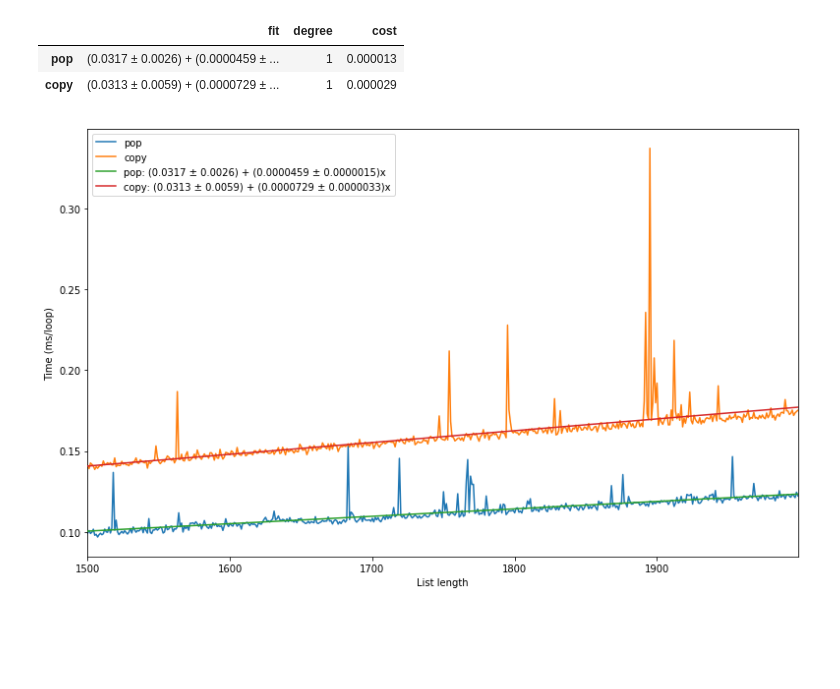
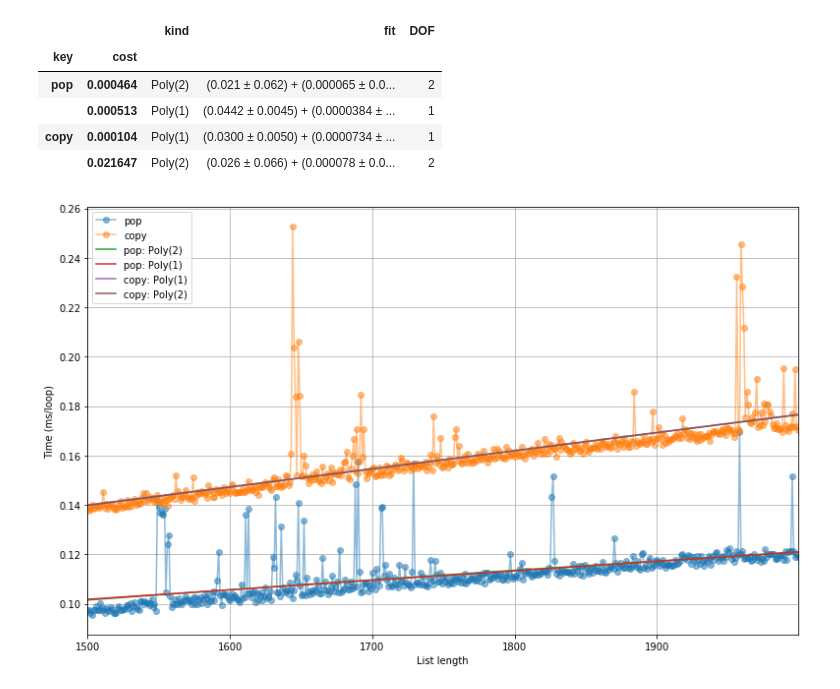
Before and after one commit to dfarre/curve-fits, a Jupyter notebook: notebooks/set.ipynb, the cells around one changed output. Drawn from its saved outputs; the diff is of its cells as text; code cells hidden in the pictures; blank space fills up the shorter version.

```diff
--- a/notebooks/set.ipynb
+++ b/notebooks/set.ipynb
@@ -11,14 +11,17 @@ def random_ints_sample(size, max_abs=10000):
     return random.sample(range(-max_abs, max_abs), k=size)
 # %%
 size_range = range(1500, 2000)
-profile = TypeProfile(
+profile = frames.TimeComplexityProfile(
     [Call('set', random_ints_sample(size)) for size in size_range], Call('pop'), Call('copy'),
     index=pandas.Index(size_range, name='List length'), loops=10, overfit=-6, fraction=0.9)
 # %%
-profile.fit_all_with(Call('polynomial', *[1, 2]))
+profile.fit_all_with(Call('polynomial', 1, 2))
 # %%
-profile.best_fits
+profile.best_fits(limit=None)
 # %% [output]
-|  | fit | degree | cost |
-| pop | (0.0317 ± 0.0026) + (0.0000459 ± ... | 1 | 0.000013 |
-| copy | (0.0313 ± 0.0059) + (0.0000729 ± ... | 1 | 0.000029 |
+|  |  | kind | fit | DOF |
+| key | cost |  |  |  |
+| pop | 0.000464 | Poly(2) | (0.021 ± 0.062) + (0.000065 ± 0.0... | 2 |
+|  | 0.000513 | Poly(1) | (0.0442 ± 0.0045) + (0.0000384 ± ... | 1 |
+| copy | 0.000104 | Poly(1) | (0.0300 ± 0.0050) + (0.0000734 ± ... | 1 |
+|  | 0.021647 | Poly(2) | (0.026 ± 0.066) + (0.000078 ± 0.0... | 2 |
@@ -27,4 +28,4 @@ assert list(profile.best_fits.degree) == [1]*2
 # %%
-profile.show()
+profile.plot()
 # %% [output]
-[figure, old version]
+[figure, new version]
```
Also changed, not shown: parts of 2 cells of this notebook, 18 other files.
